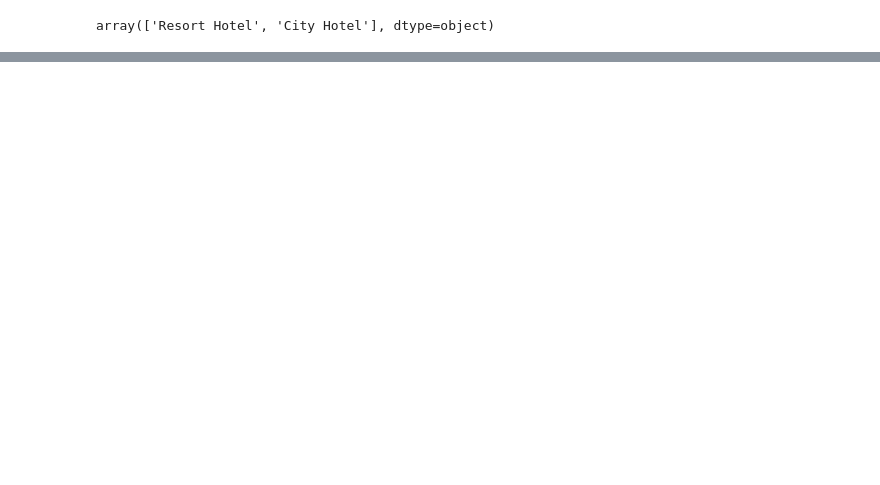
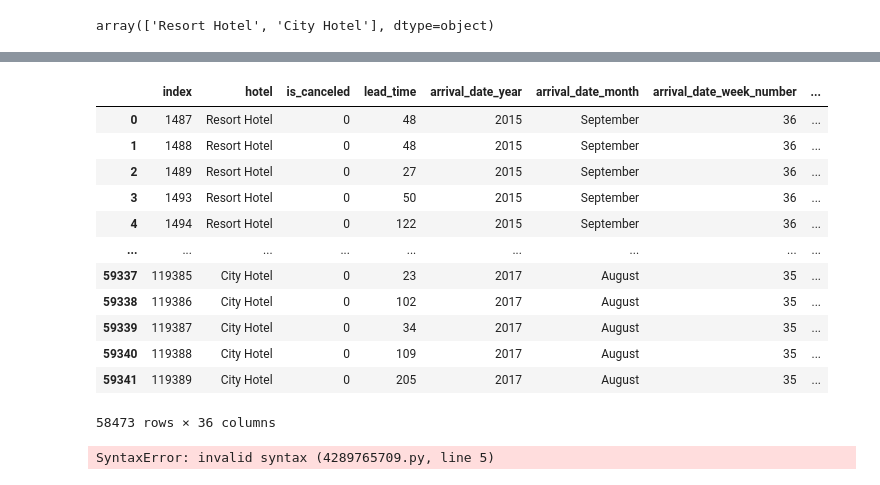
Before and after one commit to pin164/project_1, a Jupyter notebook: Untitled.ipynb, the cells around one changed output, grey strips where cells are left out. Cells and saved outputs as stored; diff of their text form; code cells hidden in the pictures; blank space fills up the shorter version.

Commit message:
commiting first changes

```diff
--- a/Untitled.ipynb
+++ b/Untitled.ipynb
@@ -26,0 +76,10 @@ array(['Direct', 'Corporate', 'Online TA', 'Offline TA/TO',
+# %%
+# Create a new column combining arrival_date_day_of_month, arrival_date_month, and arrival_date_year into a date
+hotel_bookings['arrival_date'] = pd.to_datetime(hotel_bookings['arrival_date_day_of_month'].astype(str) + '-' +
+                                                 hotel_bookings['arrival_date_month'] + '-' +
+                                                 hotel_bookings['arrival_date_year'].astype(str),
+                                                 format='%d-%B-%Y')
+
+# Create a new DataFrame with the new 'arrival_date' column
+corrected_date_hotel_bookings_df = hotel_bookings.copy()
+corrected_date_hotel_bookings_df.sample(5)
@@ -26,0 +94,37 @@ array(['Direct', 'Corporate', 'Online TA', 'Offline TA/TO',
+# %%
+# Making a data frame withhout the bookings which were cancelled
+
+# Filter out canceled bookings with "No Deposit" or "Refundable" deposit types
+filtered_bookings = hotel_bookings[~((hotel_bookings['is_canceled'] == 1) &
+                                     (hotel_bookings['deposit_type'].isin(['No Deposit', 'Refundable'])))]
+
+# Create a new DataFrame with the filtered data
+money_making_bookings_df = filtered_bookings.copy()
+
+# Display basic information and the first few rows of the new DataFrame
+money_making_bookings_df
+# %% [output]
+|  | index | hotel | is_canceled | lead_time | arrival_date_year | arrival_date_month | arrival_date_week_number | ... |
+| 0 | 1487 | Resort Hotel | 0 | 48 | 2015 | September | 36 | ... |
+| 1 | 1488 | Resort Hotel | 0 | 48 | 2015 | September | 36 | ... |
+| 2 | 1489 | Resort Hotel | 0 | 27 | 2015 | September | 36 | ... |
+| 3 | 1493 | Resort Hotel | 0 | 50 | 2015 | September | 36 | ... |
+| 4 | 1494 | Resort Hotel | 0 | 122 | 2015 | September | 36 | ... |
+| ... | ... | ... | ... | ... | ... | ... | ... | ... |
+| 59337 | 119385 | City Hotel | 0 | 23 | 2017 | August | 35 | ... |
+| 59338 | 119386 | City Hotel | 0 | 102 | 2017 | August | 35 | ... |
+| 59339 | 119387 | City Hotel | 0 | 34 | 2017 | August | 35 | ... |
+| 59340 | 119388 | City Hotel | 0 | 109 | 2017 | August | 35 | ... |
+| 59341 | 119389 | City Hotel | 0 | 205 | 2017 | August | 35 | ... |
+58473 rows × 36 columns
+# %%
+# Adding a new column 'total_nights' which is the sum of 'stays_in_weekend_nights' and 'stays_in_week_nights'
+money_making_bookings_df['total_nights'] = (money_making_bookings_df['stays_in_weekend_nights'] + money_making_bookings_df['stays_in_week_nights'])
+
+# Creating a new dataframe with the added column
+money_making_bookings_with_number_of nights_df = money_making_bookings_df[['hotel', 'is_canceled', 'lead_time', 'arrival_date_year', 'arrival_date_month', 'arrival_date', 'total_nights']]
+
+# Display the first few rows of the new dataframe
+money_making_bookings_with_number_of nights_df.head()
+# %% [output]
+SyntaxError: invalid syntax (4289765709.py, line 5)
```
Also changed, not shown: parts of 13 cells of this notebook, 5 other files.
